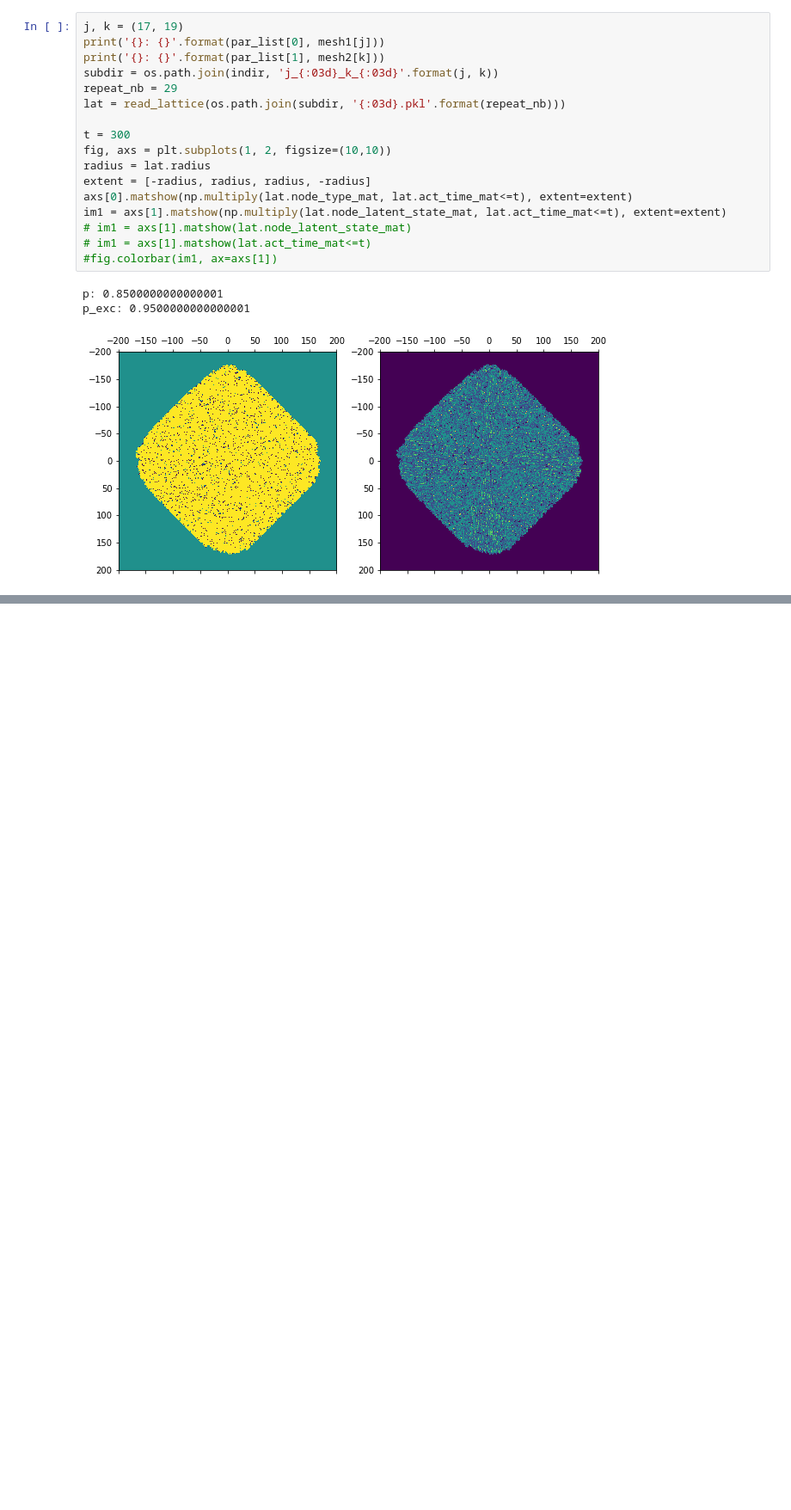
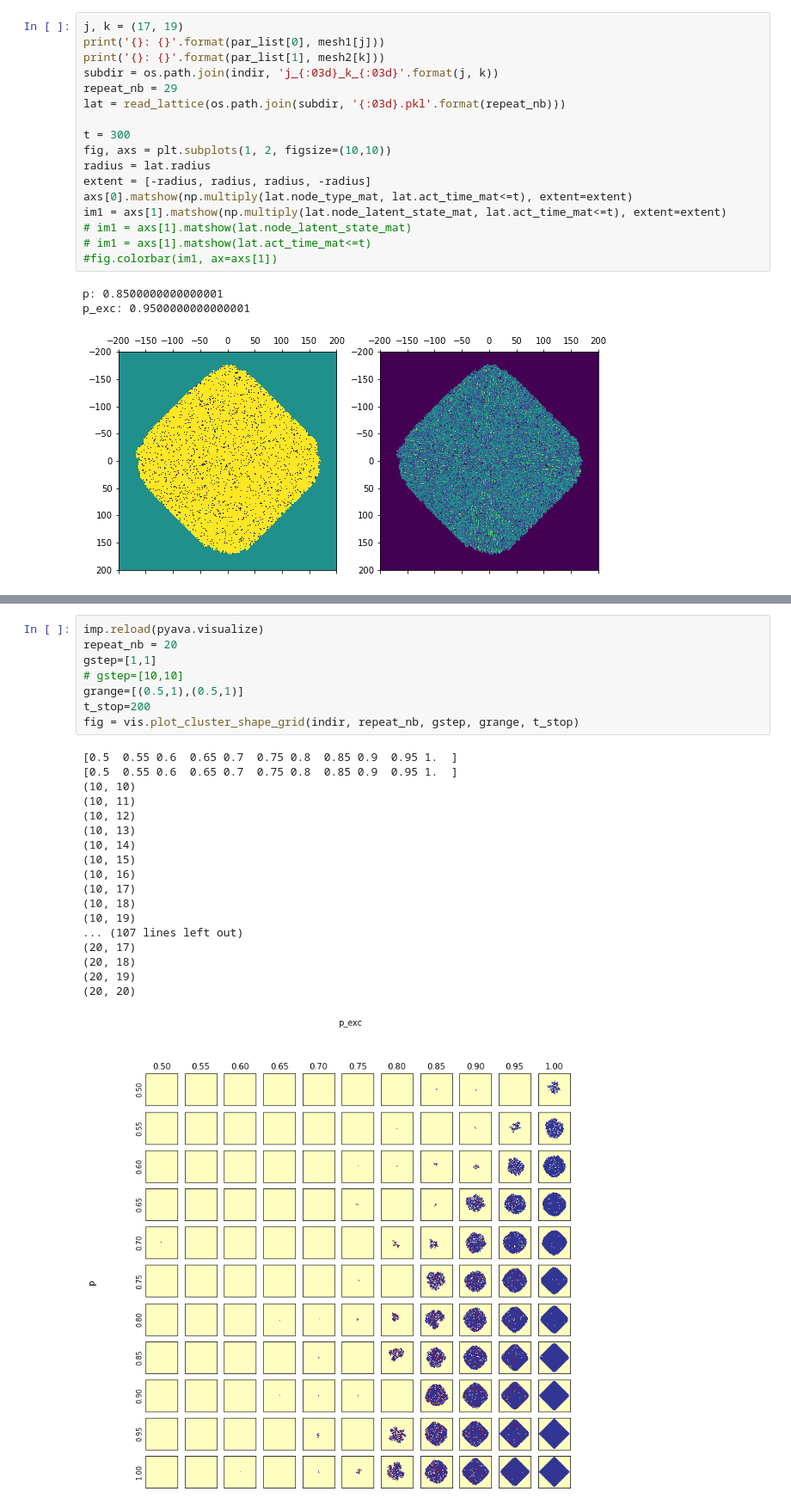
Before and after one commit to aloejhb/pyava, a Jupyter notebook: notebooks/parameter_scan_ei_perc_2d.ipynb, the cells around one changed output, grey strips where cells are left out. Shown at 86% size. Drawn from its saved outputs; the diff is of its cells as text; blank space fills up the shorter version.

Commit message:
Added plot cluster shape for parameter scan

```diff
--- a/notebooks/parameter_scan_ei_perc_2d.ipynb
+++ b/notebooks/parameter_scan_ei_perc_2d.ipynb
@@ -174,0 +172,27 @@ p_exc: 0.9500000000000001
+# %%
+imp.reload(pyava.visualize)
+repeat_nb = 20
+gstep=[1,1]
+# gstep=[10,10]
+grange=[(0.5,1),(0.5,1)]
+t_stop=200
+fig = vis.plot_cluster_shape_grid(indir, repeat_nb, gstep, grange, t_stop)
+# %% [output]
+[0.5  0.55 0.6  0.65 0.7  0.75 0.8  0.85 0.9  0.95 1.  ]
+[0.5  0.55 0.6  0.65 0.7  0.75 0.8  0.85 0.9  0.95 1.  ]
+(10, 10)
+(10, 11)
+(10, 12)
+(10, 13)
+(10, 14)
+(10, 15)
+(10, 16)
+(10, 17)
+(10, 18)
+(10, 19)
+... (107 lines left out)
+(20, 17)
+(20, 18)
+(20, 19)
+(20, 20)
+[figure, added]
```
Also changed, not shown: parts of 5 cells of this notebook, 2 other files.
